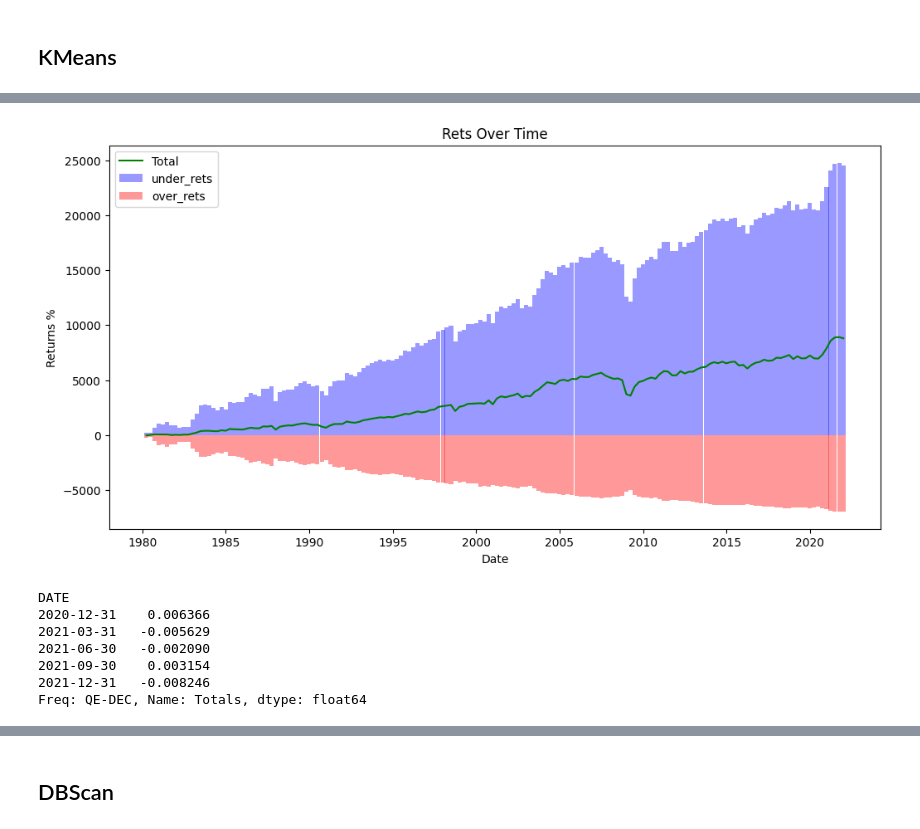
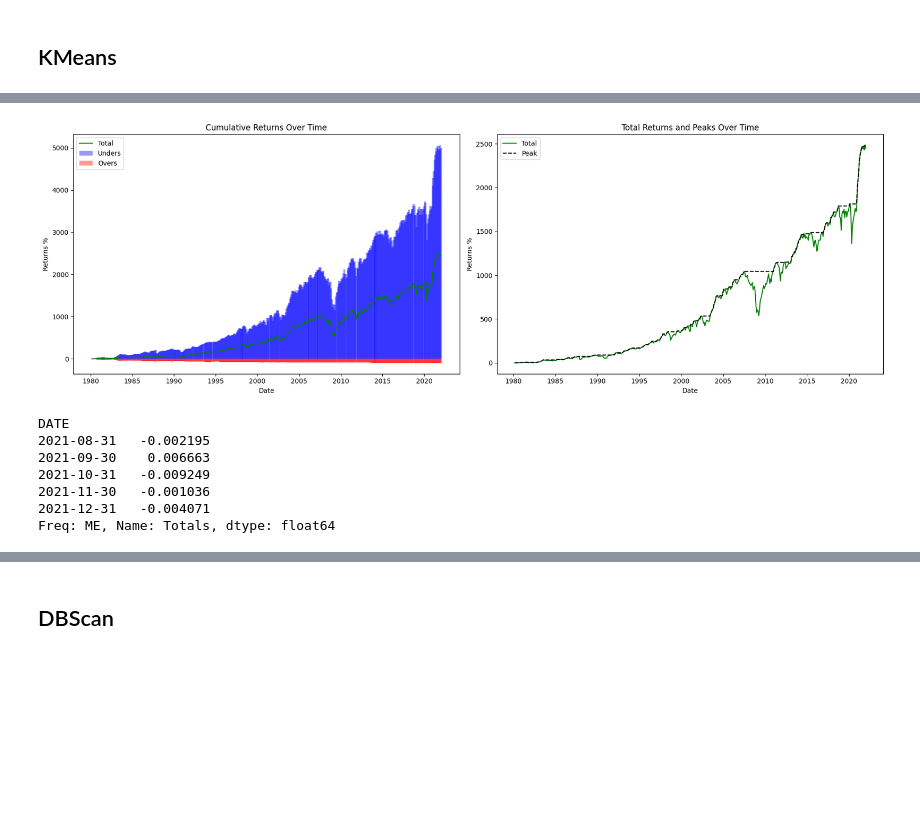
Before and after one commit to adamd1985/pairs_trading_unsupervised_learning, a Jupyter notebook: pairs_unsupervised.ipynb, the cells around one changed output, grey strips where cells are left out. Cells and saved outputs as stored; diff of their text form; code cells hidden in the pictures; blank space fills up the shorter version.

```diff
--- a/pairs_unsupervised.ipynb
+++ b/pairs_unsupervised.ipynb
@@ -784,22 +784,28 @@ def get_pnl(trade_opportunities_df, fees=0.0015):
 
     overs_df = trade_opportunities_df[["DATE", 'overs', OVER_RETS]].rename(columns={OVER_RETS: f'raw_{OVER_RETS}'})
     unders_df = trade_opportunities_df[["DATE", 'unders', UNDER_RETS]].rename(columns={UNDER_RETS: f'raw_{UNDER_RETS}'})
-    overs_df[OVER_RETS] = overs_df[f'raw_{OVER_RETS}'].sub(fees)
-    unders_df[UNDER_RETS] = unders_df[f'raw_{UNDER_RETS}'].sub(fees)
+    overs_df[OVER_RETS] = overs_df[f'raw_{OVER_RETS}']
+    unders_df[UNDER_RETS] = unders_df[f'raw_{UNDER_RETS}']
 
     overs_stock_df = pd.merge(overs_df.explode('overs').rename(columns={'overs': 'permno'}), asset_df, left_on=['DATE', 'permno'], right_on=['DATE', 'permno'])
     unders_stock_df = pd.merge(unders_df.explode('unders').rename(columns={'unders': 'permno'}), asset_df, left_on=['DATE', 'permno'], right_on=['DATE', 'permno'])
 
+    # Add the trading fees
+
+    overs_df[OVER_RETS] = overs_df[OVER_RETS].apply(lambda row: row- fees if row> 0 else row)
+    unders_df[UNDER_RETS] = unders_df[UNDER_RETS].apply(lambda row: row- fees if row > 0 else row)
     unders_df = unders_df.set_index("DATE", drop=False).fillna(0)
-    re_unders_df = unders_df.resample('QE', on='DATE')[UNDER_RETS].mean()
+    re_unders_df = unders_df.resample('ME', on='DATE')[UNDER_RETS].mean()
 
     overs_df = overs_df.set_index("DATE", drop=False).fillna(0)
-    re_overs_df = overs_df.resample('QE', on='DATE')[OVER_RETS].mean()
+    re_overs_df = overs_df.resample('ME', on='DATE')[OVER_RETS].mean()
 
     return overs_stock_df, unders_stock_df, overs_df, unders_df, re_unders_df, re_overs_df
 
 overs_stock_df, unders_stock_df, overs_df, unders_df, re_unders_df, re_overs_df = get_pnl(trade_opportunities_km_df)
 
-print(overs_stock_df.groupby('DATE')[OVER_RETS].mean().tail(5))
-print(unders_stock_df.groupby('DATE')[UNDER_RETS].mean().tail(5))
+print(overs_df.tail(5))
+print(unders_df.tail(5))
+print(overs_stock_df.tail(5))
+print(unders_stock_df.tail(5))
 # %% [output]
@@ -820,24 +829,40 @@ Name: under_rets, dtype: float64
 # %%
+import matplotlib.pyplot as plt
+
 def plot_cummulative_rets(re_unders_df, re_overs_df):
-    fig = plt.figure(figsize=(12, 6))
+    # Calculating cumulative returns
+    re_unders_cum_df = re_unders_df.add(1).cumprod().sub(1).mul(100)
+    re_overs_cum_df = re_overs_df.add(1).cumprod().sub(1).mul(100)
+    total = (re_unders_cum_df + re_overs_cum_df) / 2
+    peaks = total.cummax()
 
-    re_unders_cum_df = re_unders_df.add(1).cumprod().sub(1).mul(100.)
-    re_overs_cum_df = re_overs_df.add(1).cumprod().sub(1).mul(100.)
+    # Creating a figure and axis objects
+    fig, axs = plt.subplots(1, 2, figsize=(18, 6))  # Creates 2 subplots vertically aligned
 
-    plt.bar(re_unders_cum_df.index, re_unders_cum_df.mul(100.).values, label=UNDER_RETS, color='b', alpha=0.4, width=365//4)
-    plt.bar(re_overs_cum_df.index, re_overs_cum_df.mul(100.).values, label=OVER_RETS, color='r', alpha=0.4, width=365//4)
-    plt.plot(re_overs_cum_df.index, ((re_unders_cum_df + re_overs_cum_df) / 2.0 )*100., label="Total", color='g')
-    plt.xlabel('Date')
-    plt.ylabel('Returns %')
-    plt.legend()
-    plt.title('Rets Over Time')
+    # Plotting the first subplot
+    axs[0].bar(re_unders_cum_df.index, re_unders_cum_df.values, label='Unders', color='b', alpha=0.4, width=365//4)
+    axs[0].bar(re_overs_cum_df.index, re_overs_cum_df.values, label='Overs', color='r', alpha=0.4, width=365//4)
+    axs[0].plot(re_overs_cum_df.index, total, label="Total", color='g')
+    axs[0].set_xlabel('Date')
+    axs[0].set_ylabel('Returns %')
+    axs[0].legend()
+    axs[0].set_title('Cumulative Returns Over Time')
 
+    # Plotting the second subplot
+    axs[1].plot(total.index, total.values, label="Total", color='g')
+    axs[1].plot(peaks.index, peaks.values, label="Peak", color='k', linestyle='--')
+    axs[1].set_xlabel('Date')
+    axs[1].set_ylabel('Returns %')
+    axs[1].legend()
+    axs[1].set_title('Total Returns and Peaks Over Time')
+
+    plt.tight_layout()  # Adjusts subplot params so that subplots fit into the figure area
     return fig
 
 plot_cummulative_rets(re_unders_df, re_overs_df)
 plt.show()
 # %% [output]
-[figure, old version]
+[figure, new version]
 # %%
 def get_log_rets(re_overs_df, re_unders_df):
     o = re_overs_df.add(1)
@@ -848,8 +873,8 @@ def get_log_rets(re_overs_df, re_unders_df):
     log_rets = pd.concat([ o, u, o + u], axis=1)
     log_rets.columns = ['Overs', 'Unders', 'Totals']
 
-    overs_count = overs_stock_df.groupby("DATE").size().resample('QE').sum()
-    unders_count = unders_stock_df.groupby("DATE").size().resample('QE').sum()
+    overs_count = overs_stock_df.groupby("DATE").size().resample('ME').sum()
+    unders_count = unders_stock_df.groupby("DATE").size().resample('ME').sum()
     log_rets['Trade Count'] = overs_count.values + unders_count.values
 
     return log_rets
@@ -858,10 +883,10 @@ log_rets = get_log_rets(re_overs_df, re_unders_df)
 log_rets['Totals'].tail(5)
 # %% [output]
 DATE
-2020-12-31    0.006366
-2021-03-31   -0.005629
-2021-06-30   -0.002090
-2021-09-30    0.003154
-2021-12-31   -0.008246
-Freq: QE-DEC, Name: Totals, dtype: float64
+2021-08-31   -0.002195
+2021-09-30    0.006663
+2021-10-31   -0.009249
+2021-11-30   -0.001036
+2021-12-31   -0.004071
+Freq: ME, Name: Totals, dtype: float64
 # %%
```
Also changed, not shown: parts of 18 cells of this notebook.
